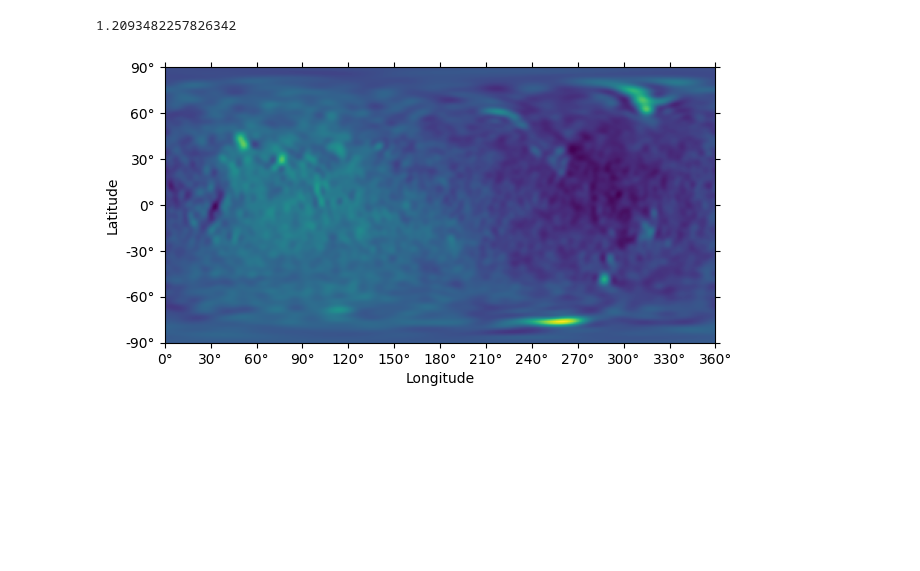
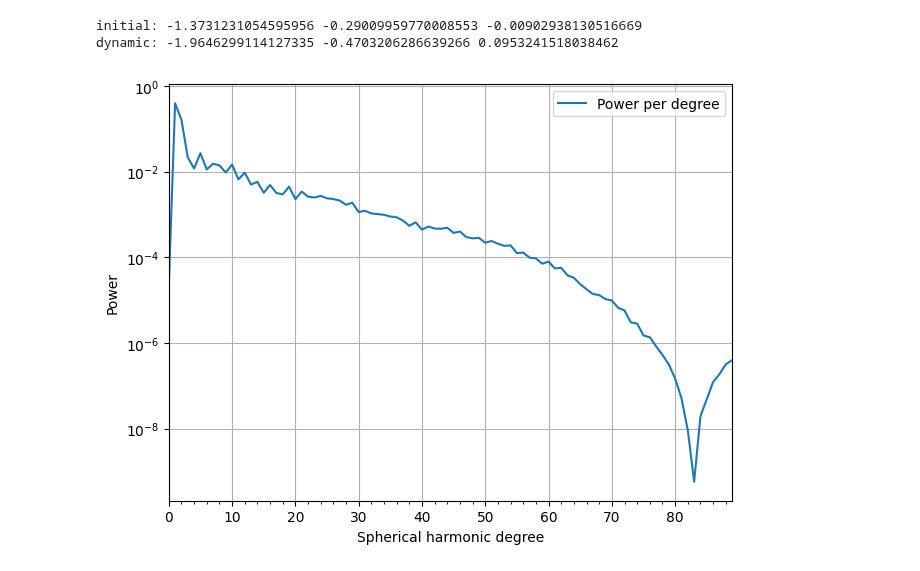
Before and after one commit to maxime-rousselet-cnes/SNREI, a Jupyter notebook: temp2.ipynb, the cells around one changed output. Saved outputs shown, nothing was run; the diff lists cells and outputs as text; code cells hidden in the pictures; blank space fills up the shorter version.

```diff
--- a/temp2.ipynb
+++ b/temp2.ipynb
@@ -62,9 +40,39 @@ fig, ax = clm.plot_spectrum(show=False)
-# %%
-
-grid = clm.expand()
-fig, ax = grid.plot(show=False)
-
-max(abs(SE).flatten())
-# %% [output]
-1.2093482257826342
-[figure, removed]
+# %%
+from src.utils import (
+    load_complex_array_from_binary,
+    elastic_load_signal_trends_path,
+    dynamic_load_signal_trends_path,
+)
+from pyshtools import SHCoeffs
+
+elastic_load_signal_trends = load_complex_array_from_binary(
+    name="0", path=elastic_load_signal_trends_path
+).real
+
+C_1_0, C_1_1, S_1_1 = (
+    elastic_load_signal_trends[0, 1, 0],
+    elastic_load_signal_trends[0, 1, 1],
+    elastic_load_signal_trends[1, 1, 1],
+)
+
+computed_elastic_load_signal_trends = load_complex_array_from_binary(
+    name="2", path=dynamic_load_signal_trends_path
+).real
+
+computed_C_1_0, computed_C_1_1, computed_S_1_1 = (
+    computed_elastic_load_signal_trends[0, 1, 0],
+    computed_elastic_load_signal_trends[0, 1, 1],
+    computed_elastic_load_signal_trends[1, 1, 1],
+)
+
+print("initial:", C_1_0, C_1_1, S_1_1)
+print("dynamic:", computed_C_1_0, computed_C_1_1, computed_S_1_1)
+
+clm = SHCoeffs.from_array(
+    coeffs=computed_elastic_load_signal_trends - elastic_load_signal_trends
+)
+fig, ax = clm.plot_spectrum(show=False)
+# %% [output]
+initial: -1.3731231054595956 -0.29009959770008553 -0.00902938130516669
+dynamic: -1.9646299114127335 -0.4703206286639266 0.0953241518038462
+[figure, added]
```
Also changed, not shown: parts of 6 cells of this notebook, 4 other files.
